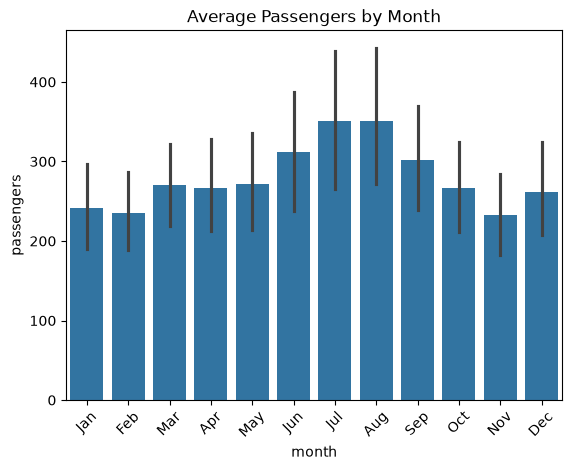
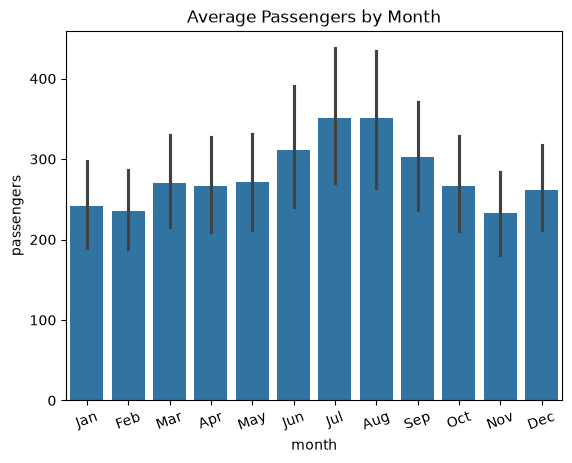
The change to this notebook cell's code, shown as a diff; its figure went from the first image to the second:
--- before
+++ after
@@ -1,6 +1,6 @@
 # Bar Plot (Average passengers by month)
-sns.barplot(data=ft, x="month", y="passengers")
+sns.barplot(data=ft, x="month", y="passengers",)
 
-plt.xticks(rotation=45)
+plt.xticks(rotation=20)
 plt.title("Average Passengers by Month")
 plt.show()

Commit: add box plot